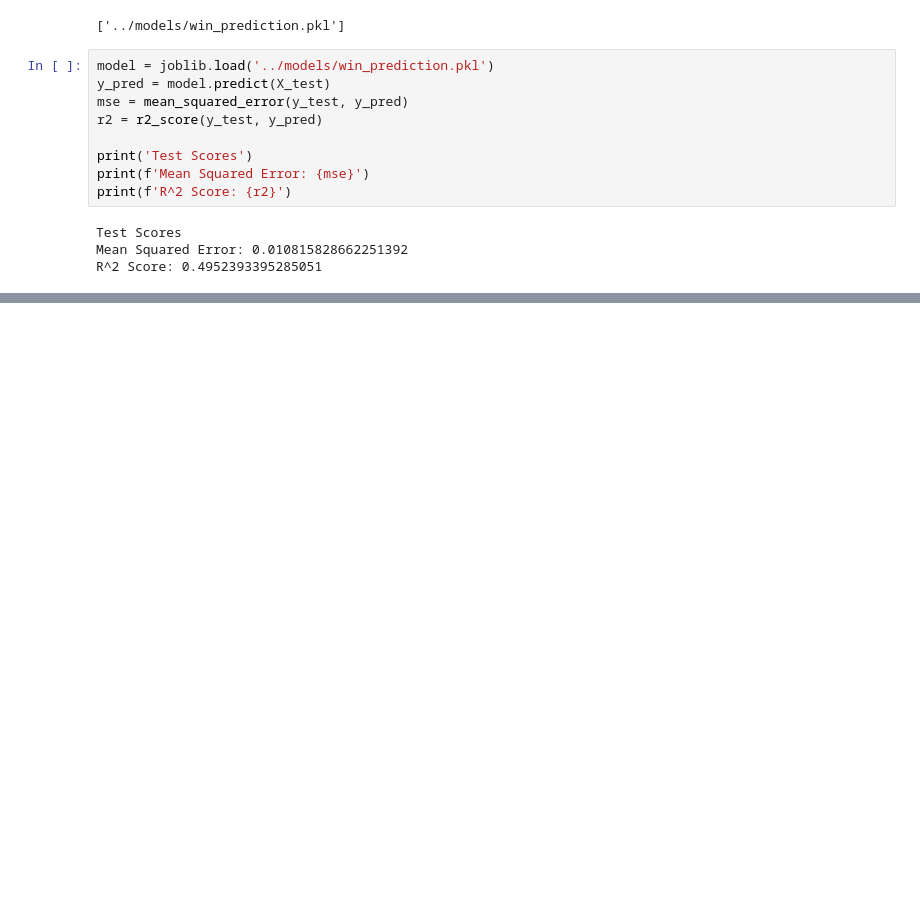
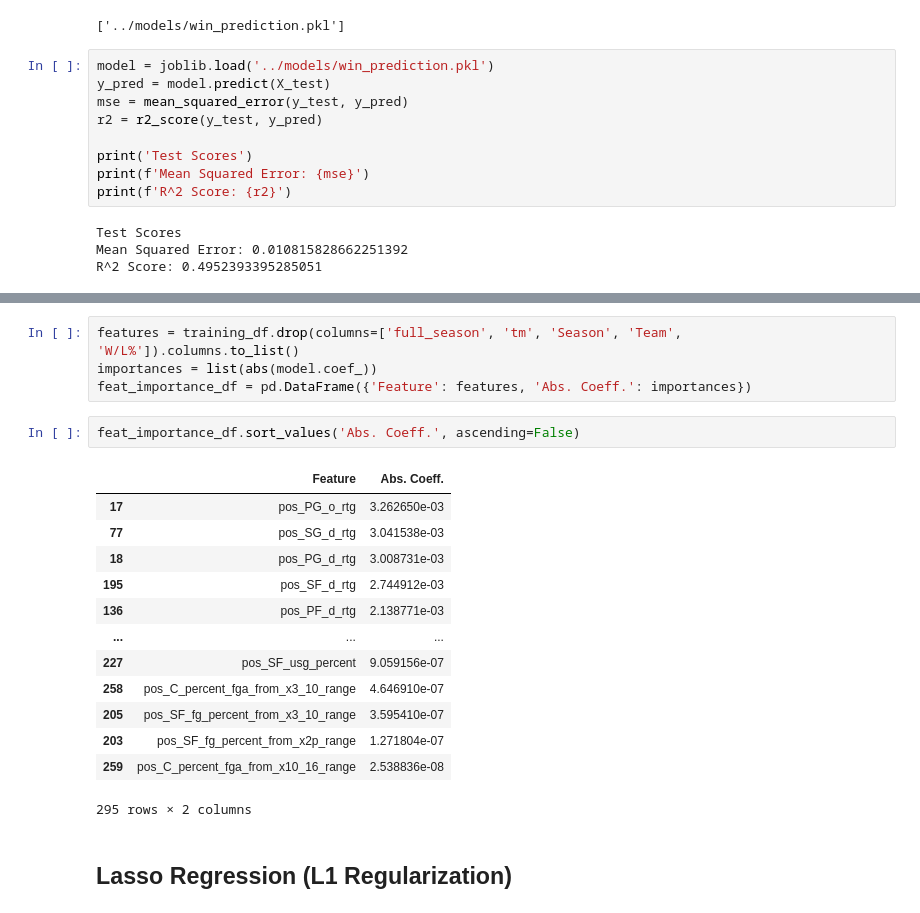
Before and after one commit to sean-r-duffy/nba-analytics, a Jupyter notebook: notebooks/team_wins_prediction_SD.ipynb, the cells around one changed output, grey strips where cells are left out. Drawn from its saved outputs; the diff is of its cells as text; blank space fills up the shorter version.

```diff
--- a/notebooks/team_wins_prediction_SD.ipynb
+++ b/notebooks/team_wins_prediction_SD.ipynb
@@ -261,0 +232,22 @@ R^2 Score: 0.4952393395285051
+# %%
+features = training_df.drop(columns=['full_season', 'tm', 'Season', 'Team', 'W/L%']).columns.to_list()
+importances = list(abs(model.coef_))
+feat_importance_df = pd.DataFrame({'Feature': features, 'Abs. Coeff.': importances})
+# %%
+feat_importance_df.sort_values('Abs. Coeff.', ascending=False)
+# %% [output]
+|  | Feature | Abs. Coeff. |
+| 17 | pos_PG_o_rtg | 3.262650e-03 |
+| 77 | pos_SG_d_rtg | 3.041538e-03 |
+| 18 | pos_PG_d_rtg | 3.008731e-03 |
+| 195 | pos_SF_d_rtg | 2.744912e-03 |
+| 136 | pos_PF_d_rtg | 2.138771e-03 |
+| ... | ... | ... |
+| 227 | pos_SF_usg_percent | 9.059156e-07 |
+| 258 | pos_C_percent_fga_from_x3_10_range | 4.646910e-07 |
+| 205 | pos_SF_fg_percent_from_x3_10_range | 3.595410e-07 |
+| 203 | pos_SF_fg_percent_from_x2p_range | 1.271804e-07 |
+| 259 | pos_C_percent_fga_from_x10_16_range | 2.538836e-08 |
+295 rows × 2 columns
+# %% [markdown]
+## Lasso Regression (L1 Regularization)
```
Also changed, not shown: parts of 24 cells of this notebook, 1 other file.
